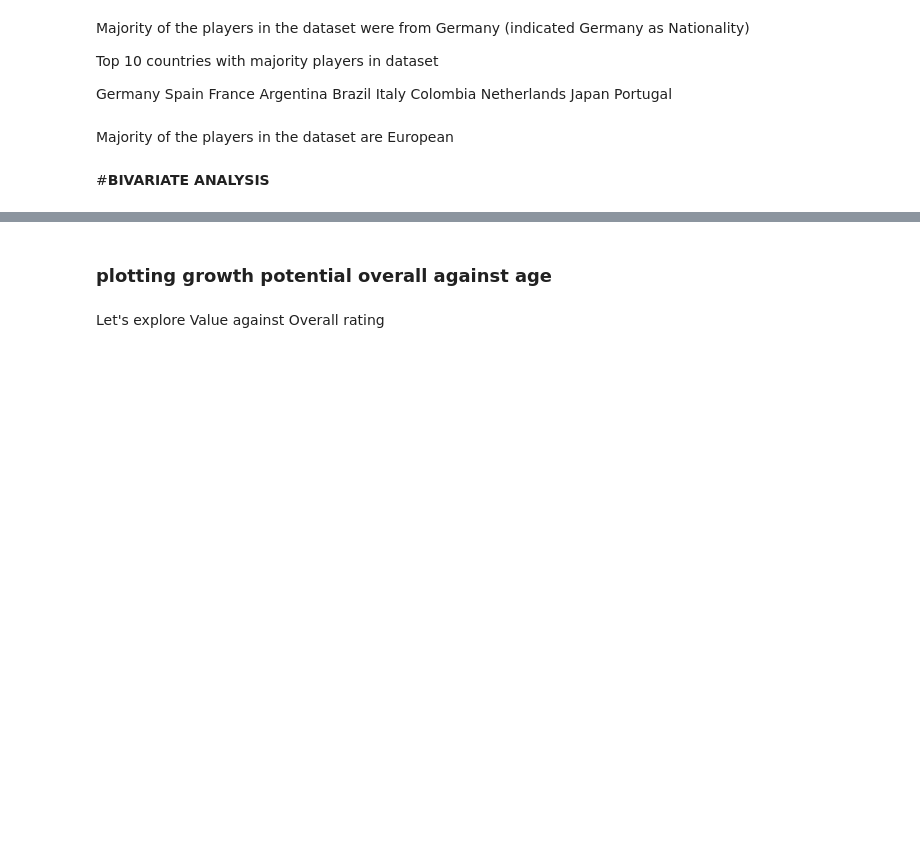
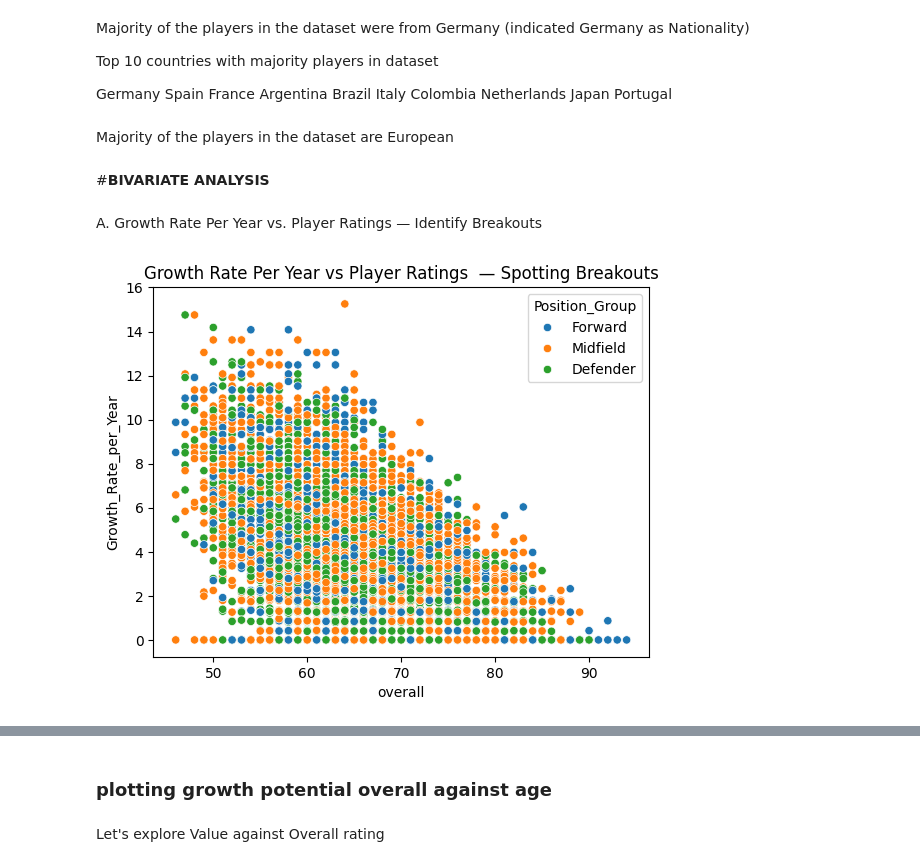
Before and after one commit to davidmasai/C-Users-User-Desktop-Football_Recruitment_-project, a Jupyter notebook: Phase_Project_Notebook (6).ipynb, the cells around one changed output, grey strips where cells are left out. Drawn from its saved outputs; the diff is of its cells as text; code cells hidden in the pictures; blank space fills up the shorter version.

```diff
--- a/Phase_Project_Notebook (6).ipynb
+++ b/Phase_Project_Notebook (6).ipynb
@@ -3301,3 +3224,31 @@ plt.show()
 Majority of the players in the dataset are European
 # %% [markdown]
 #**BIVARIATE ANALYSIS**
+# %%
+# Grouped position categories
+forwards = ['ST', 'RW', 'LW', 'CF']
+midfields = ['CAM', 'CM', 'CDM', 'LM', 'RM']
+defenders = ['LWB', 'LB', 'CB', 'RB', 'RWB']
+
+
+# Function to classify positions
+def map_position(pos):
+    if pos in forwards:
+        return 'Forward'
+    elif pos in midfields:
+        return 'Midfield'
+    elif pos in defenders:
+        return 'Defender'
+    else:
+        return 'Other'
+
+# Apply position mapping
+outfield['Position_Group'] = outfield['preferred_positions'].apply(lambda x: map_position(x.split()[0]))
+# %% [markdown]
+A. Growth Rate Per Year vs. Player Ratings — Identify Breakouts
+# %%
+sns.scatterplot(data=outfield, x='overall', y='Growth_Rate_per_Year', hue='Position_Group')
+plt.title('Growth Rate Per Year vs Player Ratings  — Spotting Breakouts')
+plt.show()
+# %% [output]
+[figure, added]
```
Also changed, not shown: parts of 14 cells of this notebook.
